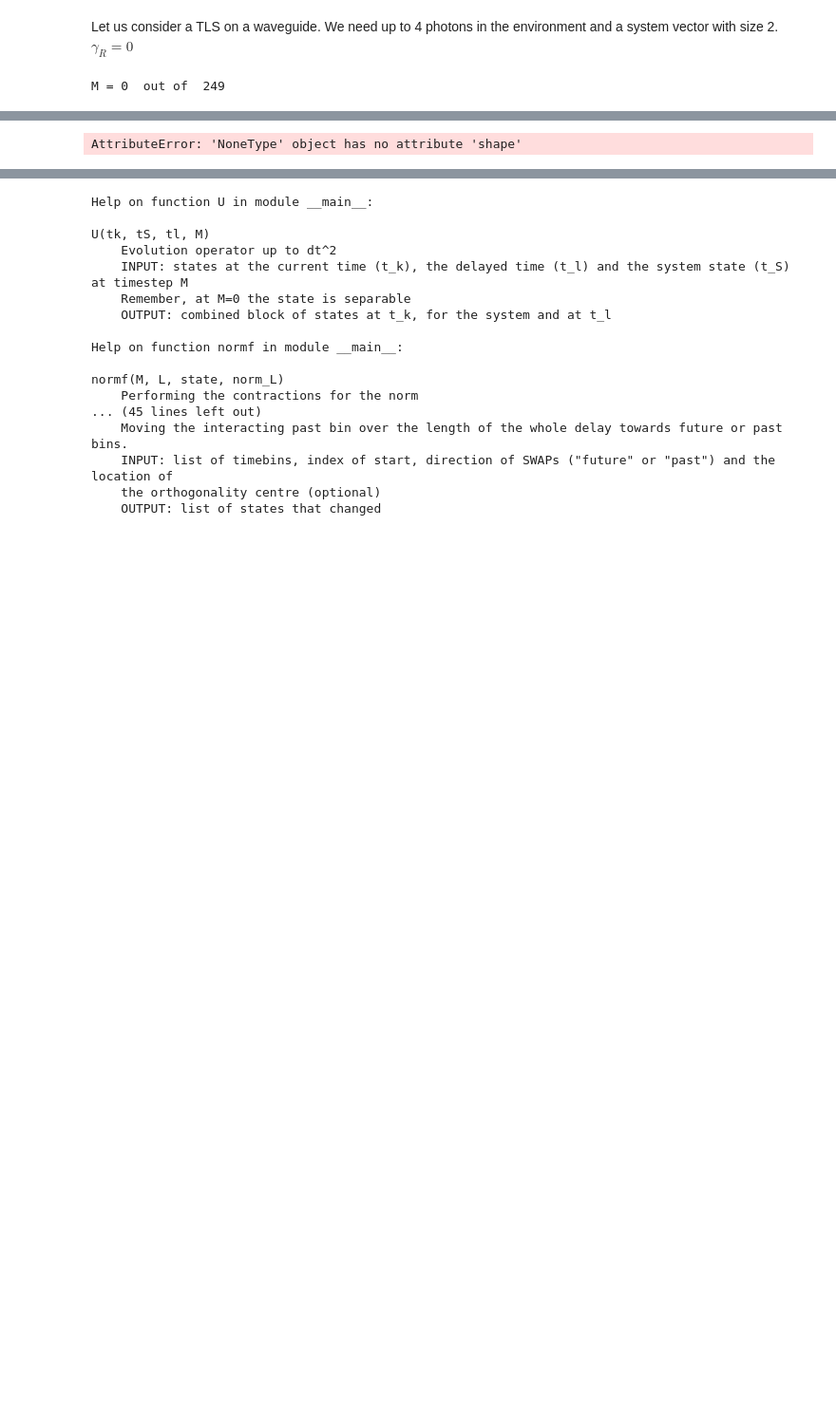
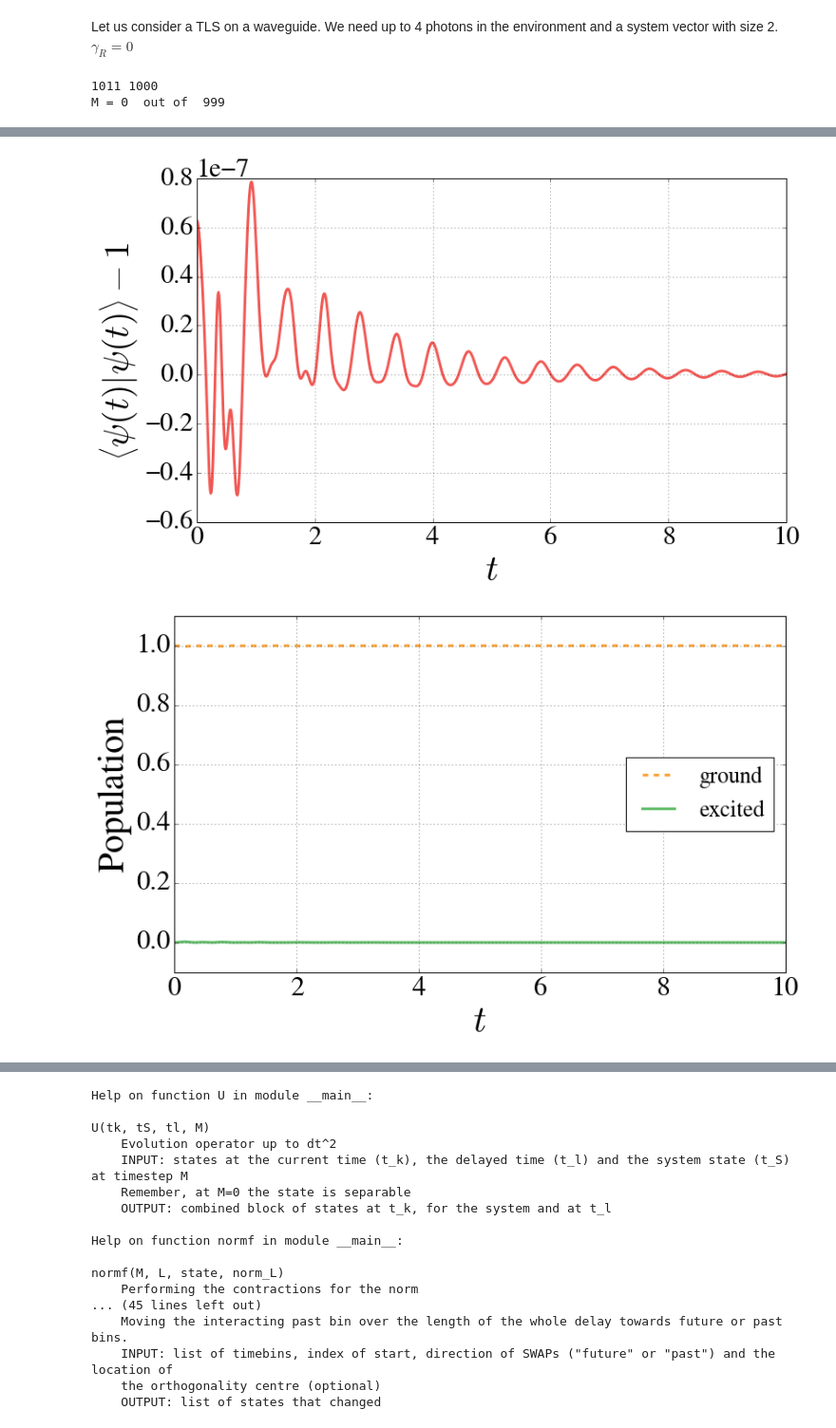
Before and after one commit to nemetniki/Kerr, a Jupyter notebook: MPS_JC+fb_sparse.ipynb, the cells around one changed output, grey strips where cells are left out. Shown: that part at 95% size. Saved outputs shown, nothing was run; the diff lists cells and outputs as text; code cells hidden in the pictures; blank space fills up the shorter version.

```diff
--- a/MPS_JC+fb_sparse.ipynb
+++ b/MPS_JC+fb_sparse.ipynb
@@ -464,6 +464,10 @@ def SWAP(states,base_ind,direction,OC=None):
 				states[base_ind+c*s+1],states[base_ind+c*s] = cut(np.einsum("ijk->ikj",swap_block),tol,"left")
 				# the cut function puts the OC to the right by default. In order to move the interacting past
 				# bin next to the system bin, the orthogonality centre should also shift towards the left (future).
+				if direction =="future":
+					if len(states[base_ind+c*s].shape)>1:
+						states[base_ind+c*s+1],states[base_ind+c*s] = OC_reloc(states[base_ind+c*s+1],
+                                                                               states[base_ind+c*s],"left",tol)
 			else:
 				print("problem with tensor rank in swap")
 
@@ -845,26 +901,27 @@ start = time.time()
 ### Parameters ###
 ##################
 tol     = 10**(-3)
-endt  = 5.
-dt    = 0.02
-L     = 50
+endt  = 10.#5.
+dt    = 0.01
+L     = 10
 N     = int(endt/dt)+L+1
+print(N, N-L-1)
 N_env = 10
 
-g       = 2*np.pi/(L*dt)
-gamma_L = 2*g
-gamma_R = 2*g
-Ome     = 0.#1.5*np.pi
-Omc     = 0.#1.5*np.pi
+g       = 10.#*np.pi/(L*dt)
+gamma_L = g/20.#
+gamma_R = g/20.#2*g
+Ome     = g/20.#1.5*np.pi
+Omc     = 0.#g/20.#5*np.pi
 Dele    = 0.#1.0
 Delc    = 0.#1.0
-phi     = np.pi
+phi     = 0.#np.pi
 
 ################################
 ### MPS state initialization ###
 ################################
 initJC     = np.zeros(2*N_env+1,complex)
-initJC[1]  = 1 #starting at |e>
+initJC[0]  = 1 #starting at |e>
 initenv    = np.zeros(N_env+1,complex)
 initenv[0] = 1.
 states     = [initenv]*L+(N-L)*[0.]
@@ -931,13 +988,14 @@ for M in range(0,N-L-1):
     gr_pop[M]  = exp_sys(sgg,states[ind_sys],M)
 
     # Erase the remnants of the states that will not influence the dynamics anymore:
-    if M>0:
-        states[M-1] = None
+#    if M>0:
+#        states[M-1] = None
 
     # The time evolution operator acting on the interacting state bins
-#    print("initial shapes",initenv.shape, states[ind_sys].shape, states[ind_sys-1].shape)
+    #print("initial indices",ind_sys,ind_sys-1)
+    #print("initial shapes",initenv.shape, states[ind_sys].shape, states[ind_sys-1].shape)
     U_block = U(initenv,states[ind_sys],states[ind_sys-1],M)
-#    print("U block",U_block.shape)
+    #print("U block",U_block.shape)
 
     # Merging of the link index on the right into a new tensor if applicable
     U_right_merge=False
@@ -946,15 +1004,15 @@ for M in range(0,N-L-1):
         U_block,U_right_dims = merge(U_block,"right")
     # Exchanging the position of the system and the present bin in the MPS state list
     U_block  = np.einsum("ijk->jik",U_block)
-#    print("U block merge right",U_block.shape)
+    #print("U block merge right",U_block.shape)
 
     # Separating the system state from the environment bins
     states[ind_sys+1],U_small_block = cut(U_block,tol,"right")
-#    print("tS and rest",states[ind_sys+1].shape,U_small_block.shape)
+    #print("tS and rest",states[ind_sys+1].shape,U_small_block.shape)
     U_block = None
     # Separating the present time bin from the interacting past bin
     states[ind_sys],states[ind_sys-1] = cut(U_small_block,tol,"left")
-#    print("tk and tl",states[ind_sys].shape,states[ind_sys-1].shape)
+    #print("tk and tl",states[ind_sys].shape,states[ind_sys-1].shape)
     U_small_block=None
     # Unmerging of the previously merged link index on the right if applicable
     if U_right_merge:
@@ -964,8 +1022,8 @@ for M in range(0,N-L-1):
             U_dims = np.concatenate((np.array([states[ind_sys-1].shape[0]]),U_right_dims),axis = 0)
         states[ind_sys-1] = unmerge(states[ind_sys-1],U_dims,"right")
         U_dims = None
-#    print("tl final",states[ind_sys-1].shape)
-#    print("U done, states done", states[ind_sys+1].shape, states[ind_sys].shape, states[ind_sys-1].shape)
+    #print("tl final",states[ind_sys-1].shape)
+    #print("U done, states done", states[ind_sys+1].shape, states[ind_sys].shape, states[ind_sys-1].shape)
 
     # Moving the interacting past bin's state back to its original position in the MPS
     states[(ind_sys-L):(ind_sys)] = SWAP(states,(ind_sys-2),"past","right")
@@ -977,8 +1035,11 @@ for M in range(0,N-L-1):
 # and relocating the orthogonality centre
 if len(states[M].shape)>1:
     states[M+1],states[M] = OC_reloc(states[M+1],states[M],"left",tol)
-om = np.linspace(-10,10,50)
-spec = spectrum(states,om,int(1.5*L),N_env+1)
+    print(M,M+1,N-L-1)
+#for i in range(N):
+#    print(i, states[i])
+om = np.linspace(-20,20,5000)
+spec = spectrum(states,om,N-L-1,N_env+1)
 
 states[M+1:M+L+1] = SWAP(states,M+1,"future","left")
 if len(states[ind_sys-1].shape)>1:
@@ -1025,8 +1086,9 @@ plt.figure(figsize = (12,7))
 plt.plot(om,spec,lw=3,color=colors["blue"],ls="-")
 plt.xlabel("$\omega$",fontsize=40)
 plt.grid(True)
-#plt.legend(loc="best",fontsize = 25)
+plt.legend(loc="best",fontsize = 25)
 plt.ylabel("Spectrum",fontsize=40)
 plt.show()
 # %% [output]
-M = 0  out of  249
+1011 1000
+M = 0  out of  999
@@ -1050 +1107,2 @@ M = 225  out of  249
-AttributeError: 'NoneType' object has no attribute 'shape'
+[figure, added]
+[figure, added]
```
Also changed, not shown: parts of 3 cells of this notebook, 13 other files.
